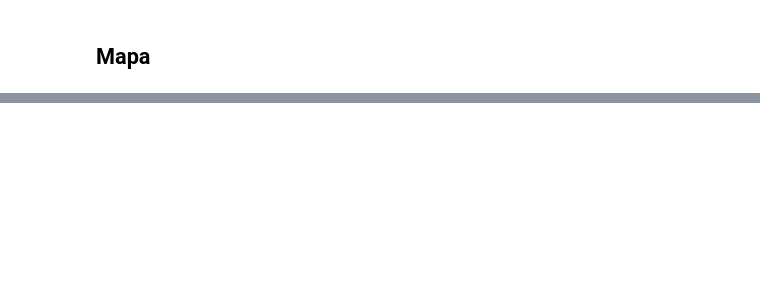
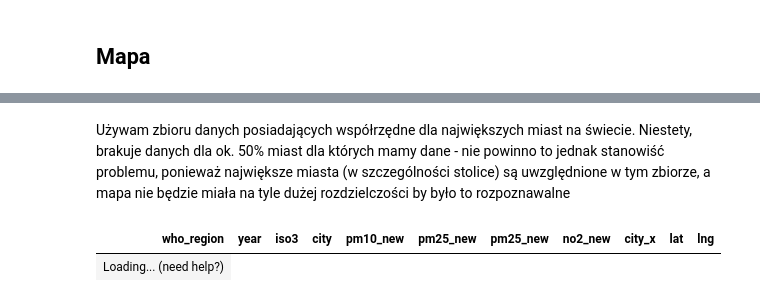
Before and after one commit to Drateffka/PUM, a Jupyter notebook: EDA_project/EDA.ipynb, the cells around one changed output, grey strips where cells are left out. Drawn from its saved outputs; the diff is of its cells as text; code cells hidden in the pictures; blank space fills up the shorter version.

```diff
--- a/EDA_project/EDA.ipynb
+++ b/EDA_project/EDA.ipynb
@@ -428,0 +457,10 @@ Ostatecznie otrzymaliśmy 24730 punktów z danymi, nie jest to zły wynik
+# %% [markdown]
+Używam zbioru danych posiadających współrzędne dla największych miast na świecie. Niestety, brakuje danych dla ok. 50% miast dla których mamy dane - nie powinno to jednak stanowiść problemu, ponieważ największe miasta (w szczególności stolice) są uwzględnione w tym zbiorze, a mapa nie będzie miała na tyle dużej rozdzielczości by było to rozpoznawalne
+# %%
+grouped_data = data_final.groupby(['who_region','year','iso3', 'city'])[['pm10_new', 'pm25_new', 'no2_new']].mean().reset_index()
+grouped_locs = grouped_data.merge(unique_places_locs, left_on=['iso3', 'city'], right_on=['iso3','city_x'], how='inner')
+
+grouped_locs
+# %% [output]
+| who_region | year | iso3 | city | pm10_new | pm25_new | pm25_new | no2_new | city_x | lat | lng |
+| Loading... (need help?) |
```
Also changed, not shown: parts of 15 cells of this notebook, 1 other file.
